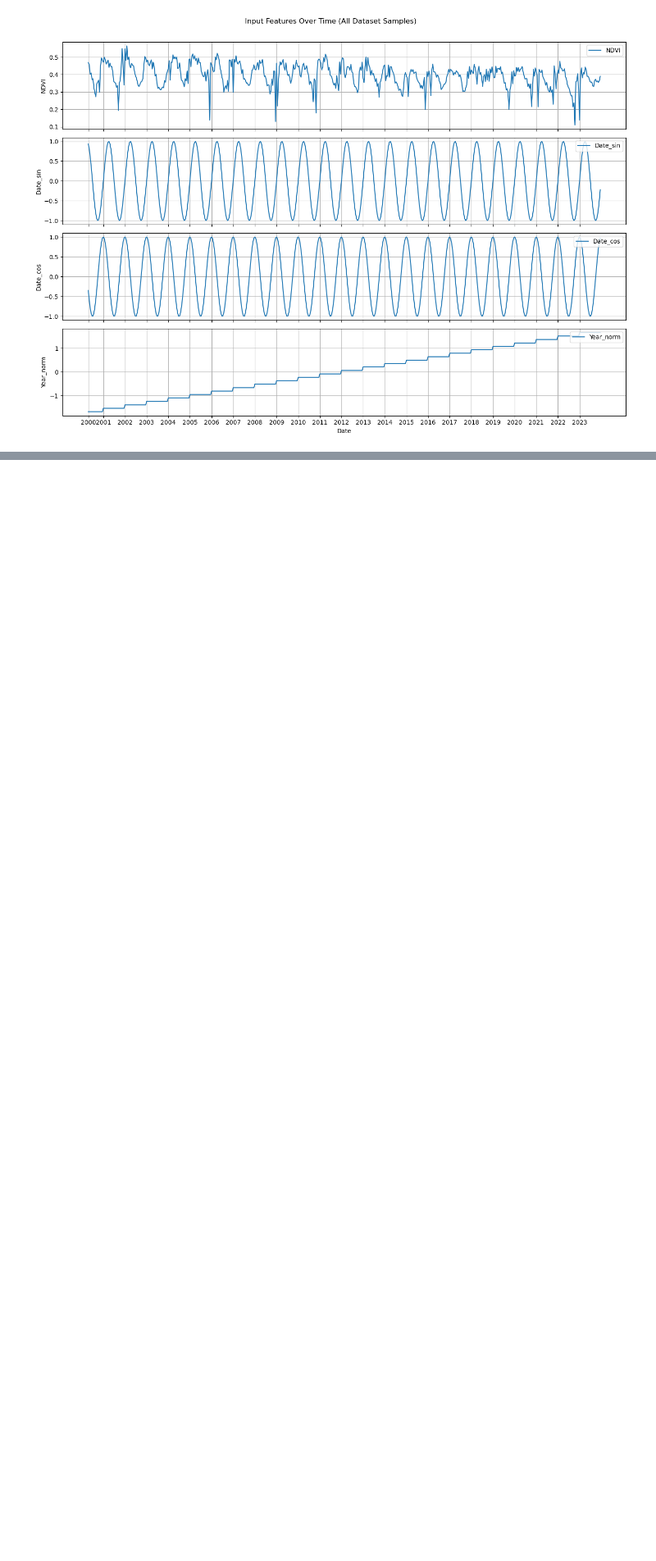
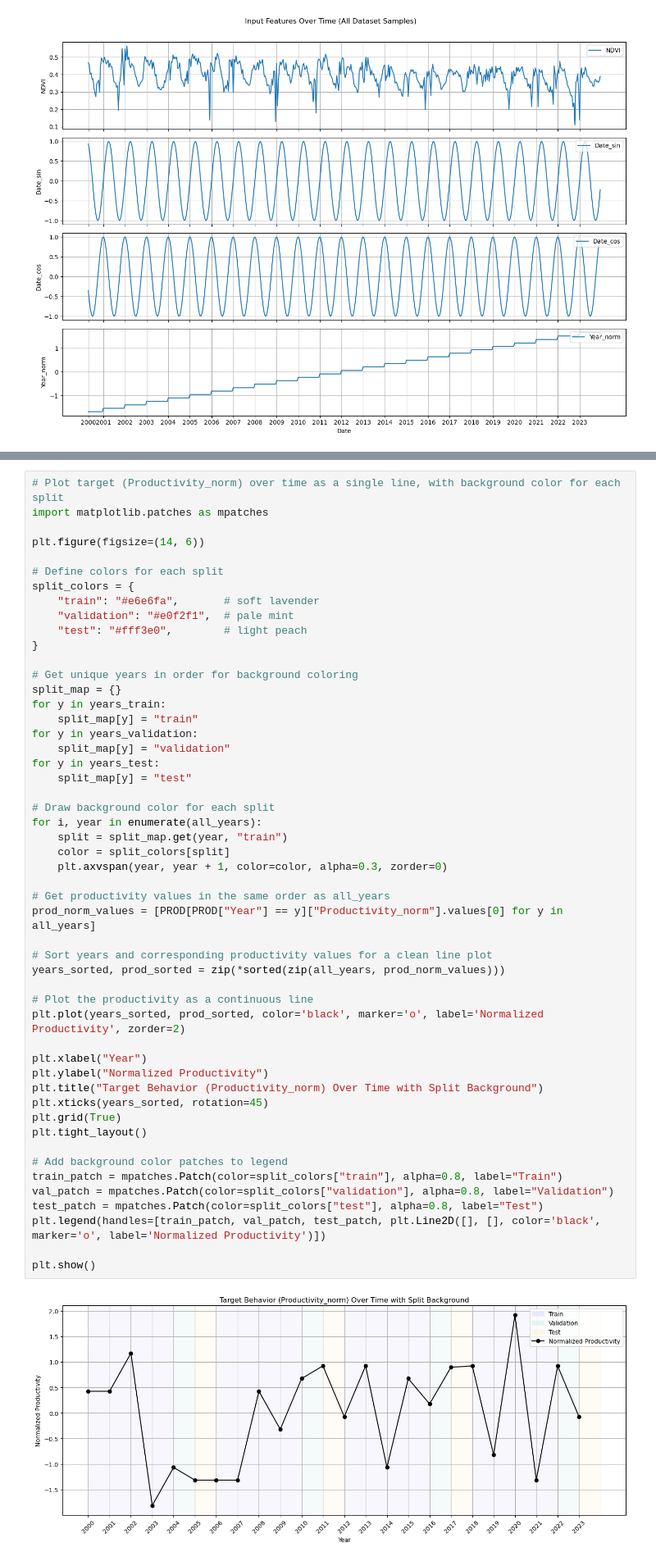
Before and after one commit to luisfuturist/ec-ingredion-3, a Jupyter notebook: notebooks/ml.ipynb, the cells around one changed output, grey strips where cells are left out. Shown: that part at 82% size. Drawn from its saved outputs; the diff is of its cells as text; blank space fills up the shorter version.

Commit message:
feat: plotting dataset split information in the background instead of in lines

```diff
--- a/notebooks/ml.ipynb
+++ b/notebooks/ml.ipynb
@@ -590,3 +559,56 @@ plt.show()
+# %%
+# Plot target (Productivity_norm) over time as a single line, with background color for each split
+import matplotlib.patches as mpatches
+
+plt.figure(figsize=(14, 6))
+
+# Define colors for each split
+split_colors = {
+    "train": "#e6e6fa",       # soft lavender
+    "validation": "#e0f2f1",  # pale mint
+    "test": "#fff3e0",        # light peach
+}
+
+# Get unique years in order for background coloring
+split_map = {}
+for y in years_train:
+    split_map[y] = "train"
+for y in years_validation:
+    split_map[y] = "validation"
+for y in years_test:
+    split_map[y] = "test"
+
+# Draw background color for each split
+for i, year in enumerate(all_years):
+    split = split_map.get(year, "train")
+    color = split_colors[split]
+    plt.axvspan(year, year + 1, color=color, alpha=0.3, zorder=0)
+
+# Get productivity values in the same order as all_years
+prod_norm_values = [PROD[PROD["Year"] == y]["Productivity_norm"].values[0] for y in all_years]
+
+# Sort years and corresponding productivity values for a clean line plot
+years_sorted, prod_sorted = zip(*sorted(zip(all_years, prod_norm_values)))
+
+# Plot the productivity as a continuous line
+plt.plot(years_sorted, prod_sorted, color='black', marker='o', label='Normalized Productivity', zorder=2)
+
+plt.xlabel("Year")
+plt.ylabel("Normalized Productivity")
+plt.title("Target Behavior (Productivity_norm) Over Time with Split Background")
+plt.xticks(years_sorted, rotation=45)
+plt.grid(True)
+plt.tight_layout()
+
+# Add background color patches to legend
+train_patch = mpatches.Patch(color=split_colors["train"], alpha=0.8, label="Train")
+val_patch = mpatches.Patch(color=split_colors["validation"], alpha=0.8, label="Validation")
+test_patch = mpatches.Patch(color=split_colors["test"], alpha=0.8, label="Test")
+plt.legend(handles=[train_patch, val_patch, test_patch, plt.Line2D([], [], color='black', marker='o', label='Normalized Productivity')])
+
+plt.show()
+# %% [output]
+[figure, added]
 # %% [markdown]
 ##### 1.6.4.3. Relação entre NDVI e Produtividade (normalizada) comparando antes e depois de 2008
 
```
Also changed, not shown: parts of 2 cells of this notebook.
